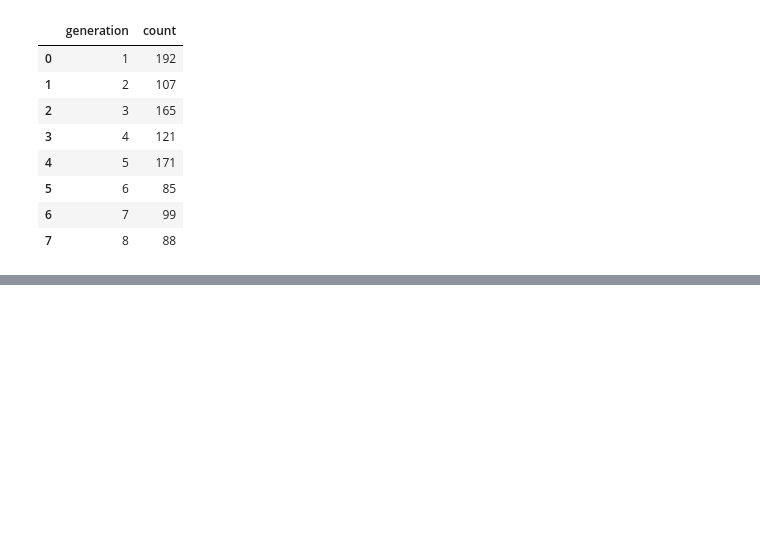
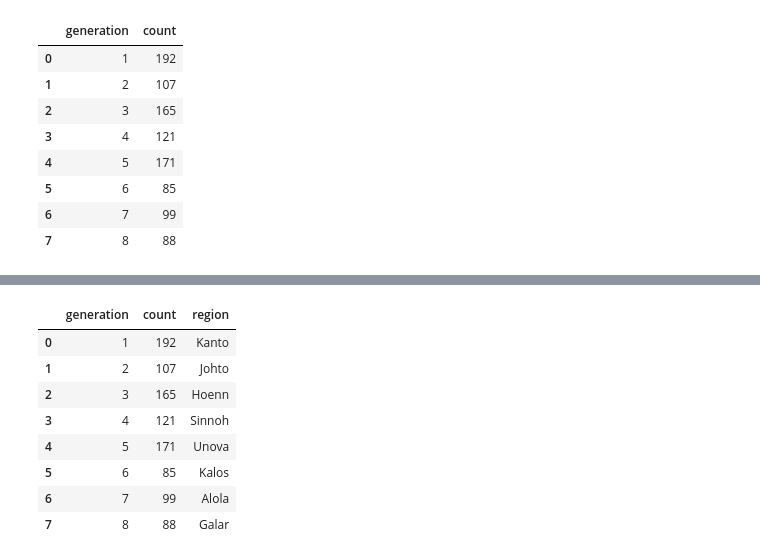
Before and after one commit to aveeyan/PokeDataAnalysis, a Jupyter notebook: STATS2_generations.ipynb, the cells around one changed output, grey strips where cells are left out. Cells and saved outputs as stored; diff of their text form; code cells hidden in the pictures; blank space fills up the shorter version.

```diff
--- a/STATS2_generations.ipynb
+++ b/STATS2_generations.ipynb
@@ -19,3 +23,25 @@ generations
 | 5 | 6 | 85 |
 | 6 | 7 | 99 |
 | 7 | 8 | 88 |
+# %%
+## Each generation of Pokémon corresponds to a specific region. For example, the first generation comprises Pokémon from the Kanto Region.
+
+# Assigning regions for each generations, in the format generation_no:region_name
+regions_dict = {
+    1: "Kanto",
+    2: "Johto",
+    3: "Hoenn",
+    4: "Sinnoh",
+    5: "Unova",
+    6: "Kalos",
+    7: "Alola",
+    8: "Galar"
+}
+
+# Creating a dataframe "regions" from dictionary
+regions = pd.DataFrame(
+    data = list(regions_dict.items()),
+    columns=["generation", "region"]
+)
+
+regions
@@ -21,0 +58,19 @@ generations
+# %%
+## Joining the regions dataframe to generations dataframe (inner join)
+generations_merged = generations.merge(
+    regions,
+    on="generation",
+    how = "inner"
+)
+
+generations_merged
+# %% [output]
+|  | generation | count | region |
+| 0 | 1 | 192 | Kanto |
+| 1 | 2 | 107 | Johto |
+| 2 | 3 | 165 | Hoenn |
+| 3 | 4 | 121 | Sinnoh |
+| 4 | 5 | 171 | Unova |
+| 5 | 6 | 85 | Kalos |
+| 6 | 7 | 99 | Alola |
+| 7 | 8 | 88 | Galar |
```
Also changed, not shown: parts of 8 cells of this notebook.
